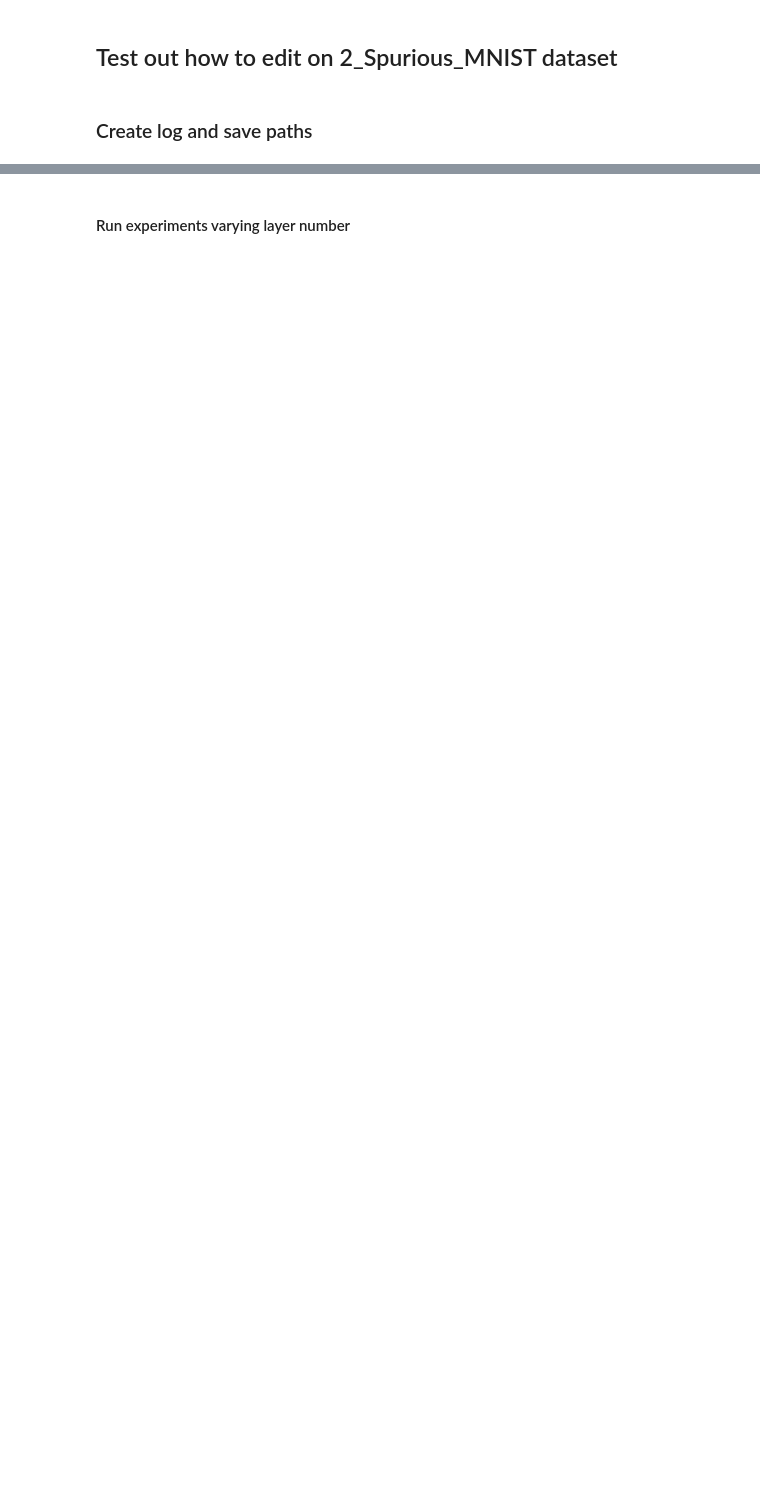
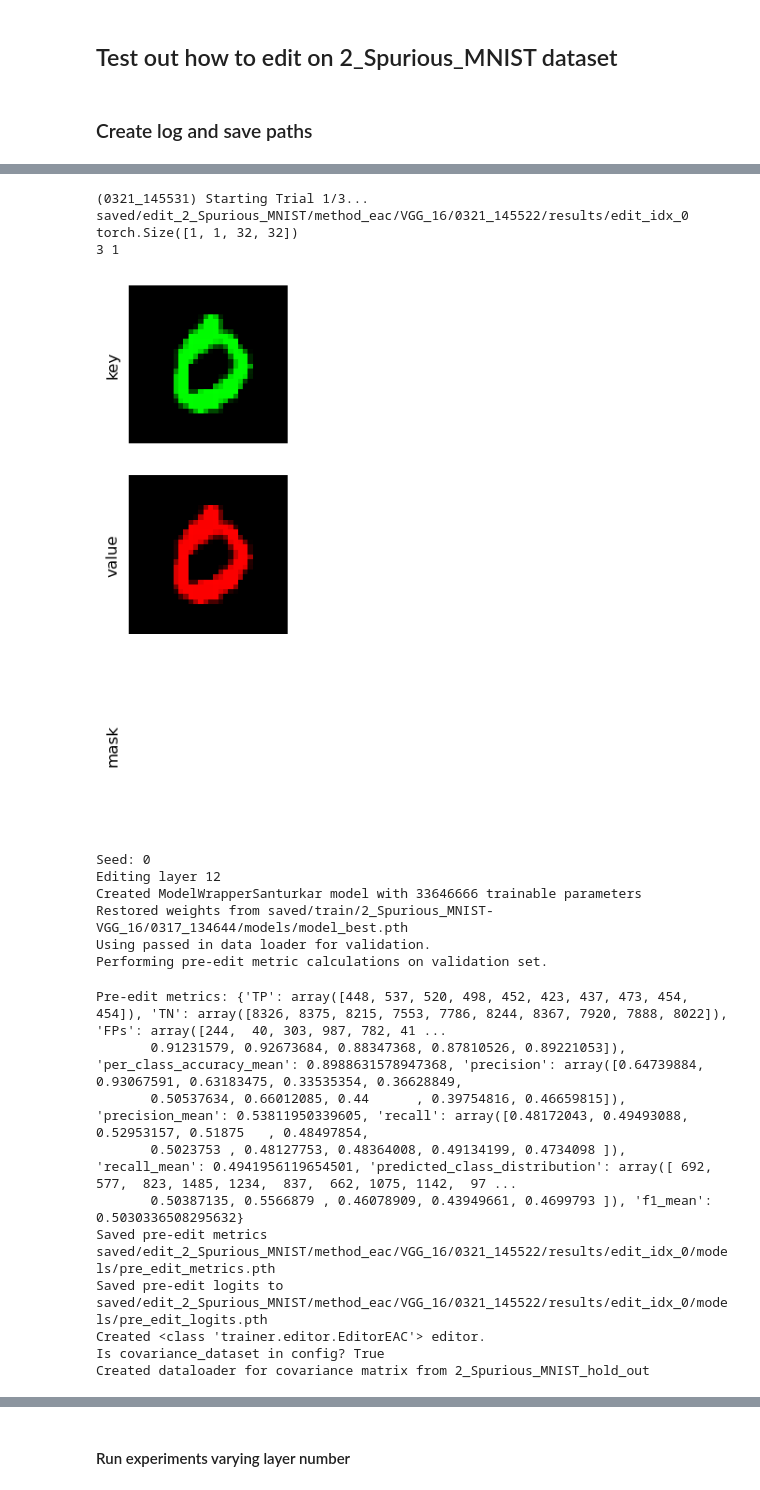
Before and after one commit to allisonchen23/model-editing, a Jupyter notebook: edit_MNIST.ipynb, the cells around one changed output, grey strips where cells are left out. Saved outputs shown, nothing was run; the diff lists cells and outputs as text; code cells hidden in the pictures; blank space fills up the shorter version.

```diff
--- a/edit_MNIST.ipynb
+++ b/edit_MNIST.ipynb
@@ -552,0 +101,33 @@ def run_experiments(iv_name: str,
+# %%
+run_trials(
+    edit_data_loader=edit_data_loader,
+    progress_report_path=progress_report_path,
+    trial_paths_path=trial_paths_path,
+    test_data_loader=test_data_loader,
+    # covariance_data_loader=covariance_data_loader,
+    config_dict=config_dict,
+    run_id_prefix=os.path.join(timestamp),
+    debug=True,
+    seed=0)
+# %% [output]
+(0321_145531) Starting Trial 1/3...
+saved/edit_2_Spurious_MNIST/method_eac/VGG_16/0321_145522/results/edit_idx_0
+torch.Size([1, 1, 32, 32])
+3 1
+[figure, added]
+Seed: 0
+Editing layer 12
+Created ModelWrapperSanturkar model with 33646666 trainable parameters
+Restored weights from saved/train/2_Spurious_MNIST-VGG_16/0317_134644/models/model_best.pth
+Using passed in data loader for validation.
+Performing pre-edit metric calculations on validation set.
+Pre-edit metrics: {'TP': array([448, 537, 520, 498, 452, 423, 437, 473, 454, 454]), 'TN': array([8326, 8375, 8215, 7553, 7786, 8244, 8367, 7920, 7888, 8022]), 'FPs': array([244,  40, 303, 987, 782, 41 ...
+       0.91231579, 0.92673684, 0.88347368, 0.87810526, 0.89221053]), 'per_class_accuracy_mean': 0.8988631578947368, 'precision': array([0.64739884, 0.93067591, 0.63183475, 0.33535354, 0.36628849,
+       0.50537634, 0.66012085, 0.44      , 0.39754816, 0.46659815]), 'precision_mean': 0.53811950339605, 'recall': array([0.48172043, 0.49493088, 0.52953157, 0.51875   , 0.48497854,
+       0.5023753 , 0.48127753, 0.48364008, 0.49134199, 0.4734098 ]), 'recall_mean': 0.4941956119654501, 'predicted_class_distribution': array([ 692,  577,  823, 1485, 1234,  837,  662, 1075, 1142,  97 ...
+       0.50387135, 0.5566879 , 0.46078909, 0.43949661, 0.4699793 ]), 'f1_mean': 0.5030336508295632}
+Saved pre-edit metrics saved/edit_2_Spurious_MNIST/method_eac/VGG_16/0321_145522/results/edit_idx_0/models/pre_edit_metrics.pth
+Saved pre-edit logits to saved/edit_2_Spurious_MNIST/method_eac/VGG_16/0321_145522/results/edit_idx_0/models/pre_edit_logits.pth
+Created <class 'trainer.editor.EditorEAC'> editor.
+Is covariance_dataset in config? True
+Created dataloader for covariance matrix from 2_Spurious_MNIST_hold_out
```
Also changed, not shown: parts of 21 cells of this notebook, 9 other files.
